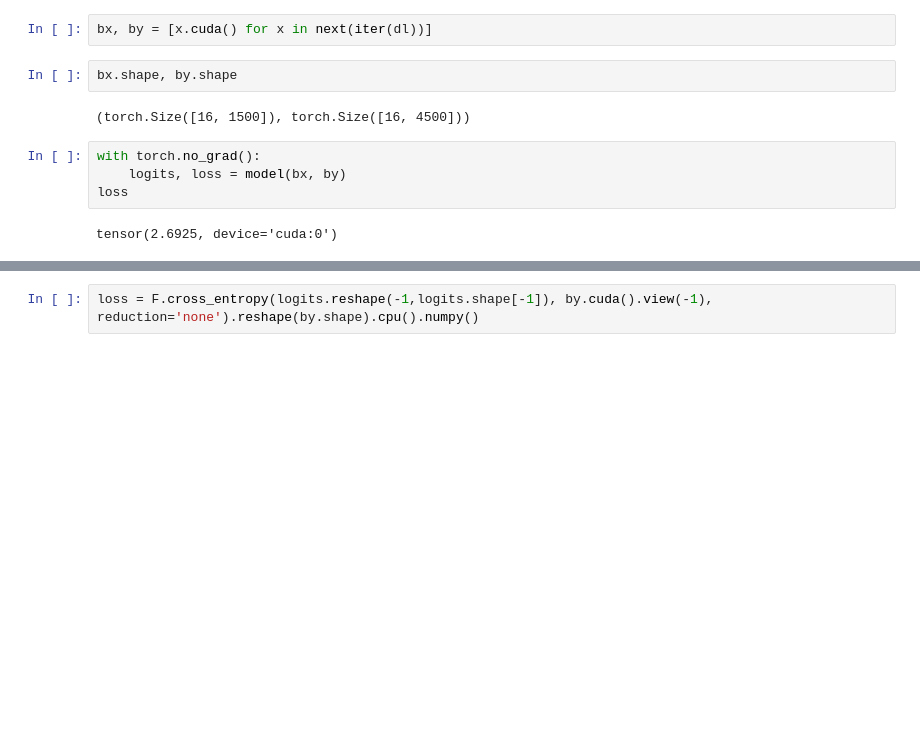
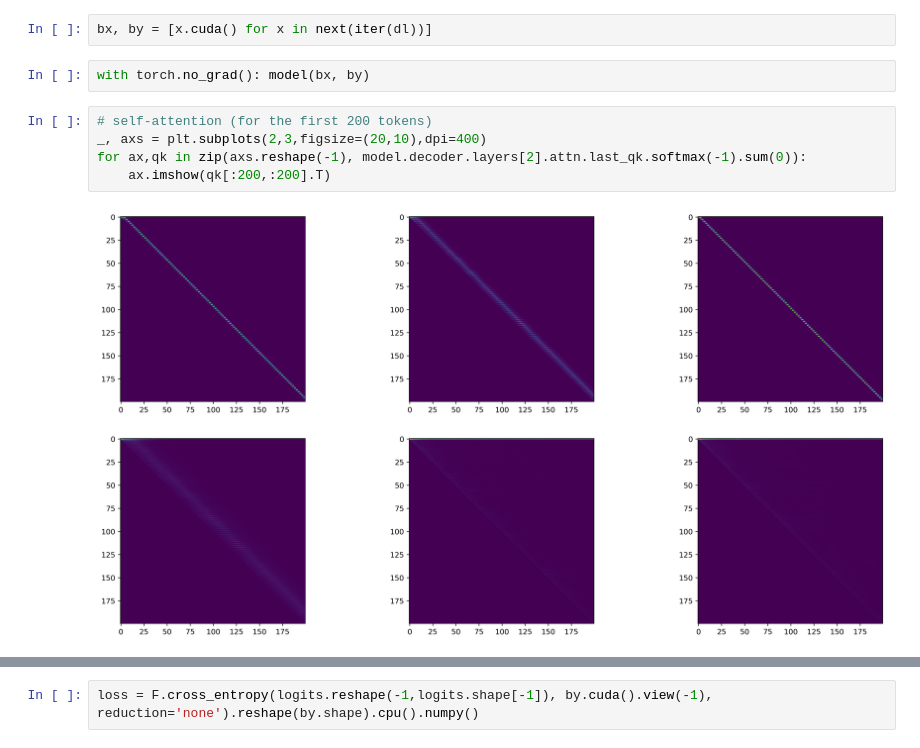
Before and after one commit to collabora/WhisperSpeech, a Jupyter notebook: nbs/3. Semantic to acoustic token modeling.ipynb, the cells around one changed output, grey strips where cells are left out. Drawn from its saved outputs; the diff is of its cells as text; blank space fills up the shorter version.

Commit message:
Added the self/cross-attention visualizations

```diff
--- a/nbs/3. Semantic to acoustic token modeling.ipynb
+++ b/nbs/3. Semantic to acoustic token modeling.ipynb
@@ -535,13 +535,12 @@ model.eval().cuda();
 dl = DataLoader(train_ds, batch_size=16)
 # %%
 bx, by = [x.cuda() for x in next(iter(dl))]
-# %%
-bx.shape, by.shape
-# %% [output]
-(torch.Size([16, 1500]), torch.Size([16, 4500]))
-# %%
-with torch.no_grad():
-    logits, loss = model(bx, by)
-loss
-# %% [output]
-tensor(2.6925, device='cuda:0')
+# %%
+with torch.no_grad(): model(bx, by)
+# %%
+# self-attention (for the first 200 tokens)
+_, axs = plt.subplots(2,3,figsize=(20,10),dpi=400)
+for ax,qk in zip(axs.reshape(-1), model.decoder.layers[2].attn.last_qk.softmax(-1).sum(0)):
+    ax.imshow(qk[:200,:200].T)
+# %% [output]
+[figure, added]
```
Also changed, not shown: parts of 13 cells of this notebook.
